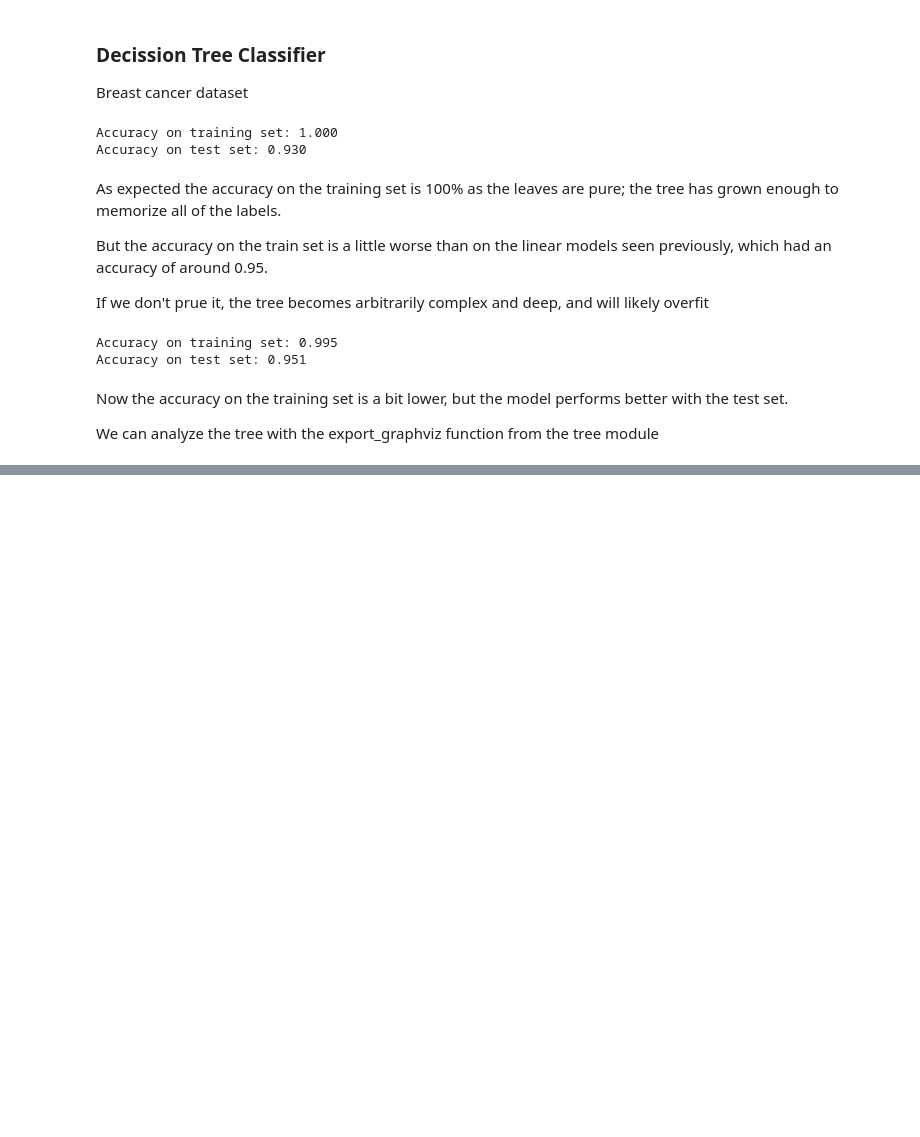
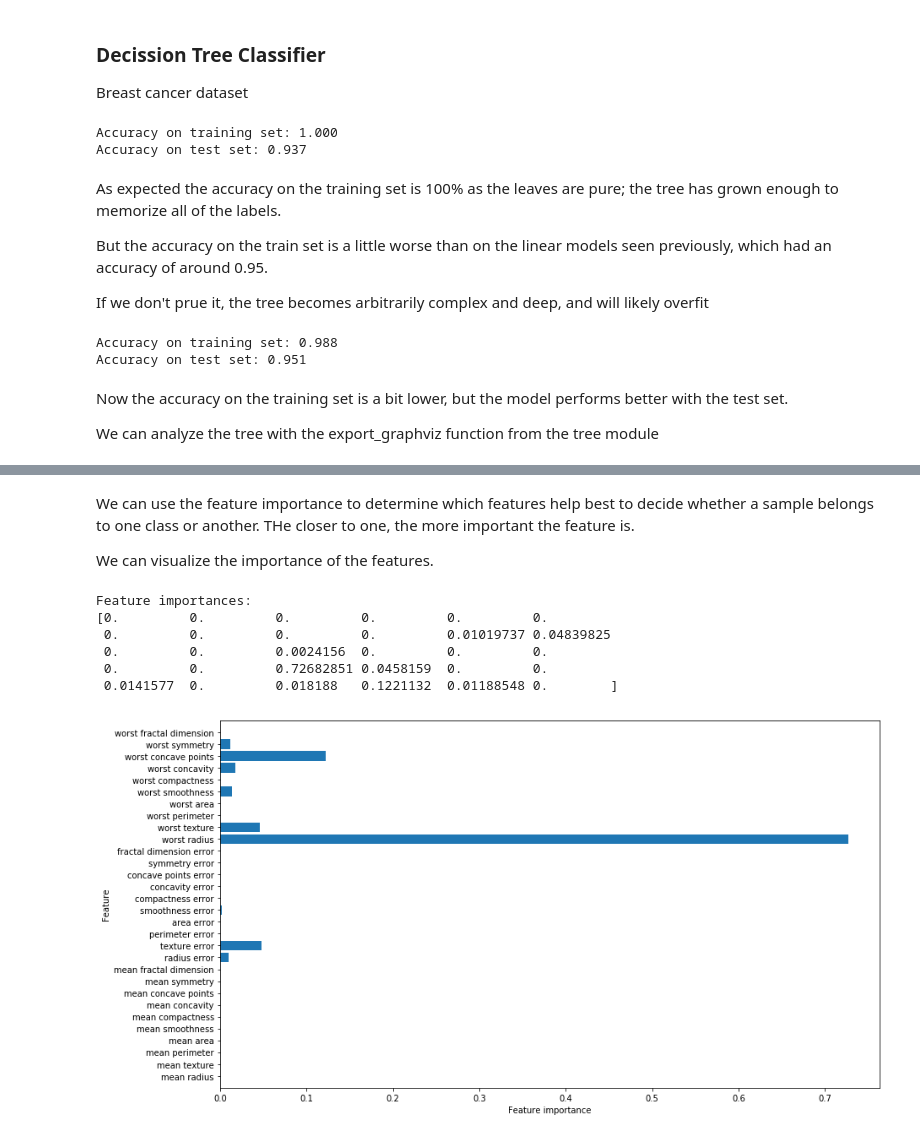
Before and after one commit to Patabu2/machine_learning_study, a Jupyter notebook: Chapter 2- Supervised learning.ipynb, the cells around one changed output, grey strips where cells are left out. Drawn from its saved outputs; the diff is of its cells as text; code cells hidden in the pictures; blank space fills up the shorter version.

Commit message:
Finish decision trees

```diff
--- a/Chapter 2- Supervised learning.ipynb
+++ b/Chapter 2- Supervised learning.ipynb
@@ -762,7 +764,7 @@ from sklearn.datasets import load_breast_cancer
 
 cancer = load_breast_cancer()
 
-X_train, X_test, y_train, y_test = train_test_split(cancer["data"], cancer["target"], random_state=42)
+X_train, X_test, y_train, y_test = train_test_split(cancer["data"], cancer["target"], stratify = cancer["target"],random_state=42)
 
 tree= DecisionTreeClassifier(random_state = 0).fit(X_train, y_train)
 
@@ -770,7 +772,7 @@ print("Accuracy on training set: {:.3f}".format(tree.score(X_train, y_train)))
 print("Accuracy on test set: {:.3f}".format(tree.score(X_test, y_test)))
 # %% [output]
 Accuracy on training set: 1.000
-Accuracy on test set: 0.930
+Accuracy on test set: 0.937
 # %% [markdown]
 As expected the accuracy on the training set is 100% as the leaves are pure; the tree has grown enough to memorize all of the labels.
 
@@ -787,7 +789,7 @@ tree.fit(X_train, y_train)
 print("Accuracy on training set: {:.3f}".format(tree.score(X_train, y_train)))
 print("Accuracy on test set: {:.3f}".format(tree.score(X_test, y_test)))
 # %% [output]
-Accuracy on training set: 0.995
+Accuracy on training set: 0.988
 Accuracy on test set: 0.951
 # %% [markdown]
 Now the accuracy on the training set is a bit lower, but the model performs better with the test set.
@@ -807,3 +809,29 @@ with open("tree.dot") as f:
 display(graphviz.Source(dot_graph))
 # %% [output]
 [drawing not drawn]
+# %% [markdown]
+We can use the feature importance to determine which features help best to decide whether a sample belongs to one class or another. THe closer to one, the more important the feature is.
+
+We can visualize the importance of the features.
+# %%
+print("Feature importances: ")
+print(tree.feature_importances_)
+# %% [output]
+Feature importances:
+[0.         0.         0.         0.         0.         0.
+ 0.         0.         0.         0.         0.01019737 0.04839825
+ 0.         0.         0.0024156  0.         0.         0.
+ 0.         0.         0.72682851 0.0458159  0.         0.
+ 0.0141577  0.         0.018188   0.1221132  0.01188548 0.        ]
+# %%
+def plot_feature_importances_cancer(model):
+    n_features = cancer.data.shape[1]
+    plt.figure(figsize = (14,8))
+    plt.barh(np.arange(n_features), model.feature_importances_, align='center')
+    plt.yticks(np.arange(n_features), cancer.feature_names)
+    plt.xlabel("Feature importance")
+    plt.ylabel("Feature")
+    plt.ylim(-1, n_features)
+plot_feature_importances_cancer(tree)
+# %% [output]
+[figure, added]
```
Also changed, not shown: parts of 10 cells of this notebook, 2 other files.
